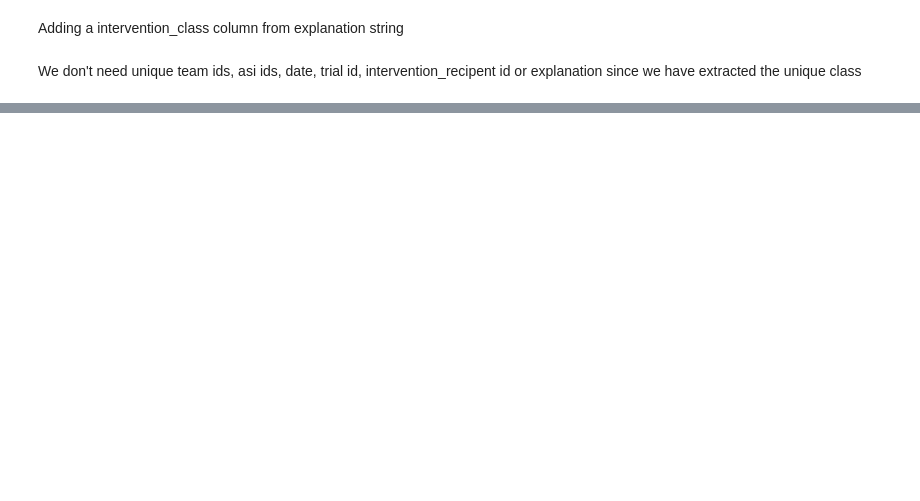
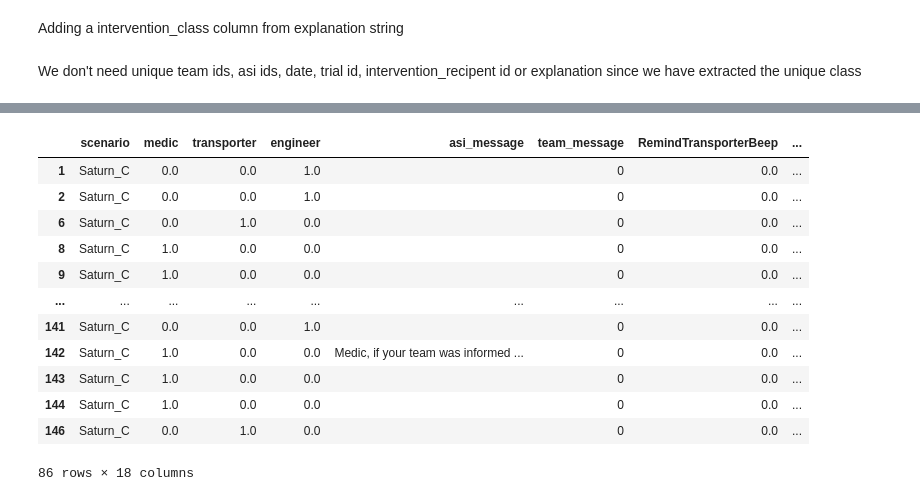
Before and after one commit to ashworks1706/CHART-ASIST-LAB, a Jupyter notebook: Study3_Analysis/main.ipynb, the cells around one changed output, grey strips where cells are left out. Drawn from its saved outputs; the diff is of its cells as text; code cells hidden in the pictures; blank space fills up the shorter version.

```diff
--- a/Study3_Analysis/main.ipynb
+++ b/Study3_Analysis/main.ipynb
@@ -208,0 +307,23 @@ memory usage: 51.0+ KB
+# %%
+for i, col in enumerate(df["team_message"]):
+    col_str = col
+    if "yeah" in col_str or "yes" in col_str or "ok" in col_str or "okay" in col_str or "alright" in col_str or "alrighty" in col_str or "sure" in col_str or "correct" in col_str or "right" in col_str or "yep" in col_str or "thanks" in col_str or "all right" in col_str or "sounds good" in col_str or "good" in col_str or "great" in col_str or "perfect" in col_str or "awesome" in col_str or "nice" in col_str  or "cool" in col_str or "thankyou" in col_str or "thank you" in col_str:
+        df.loc[i, "team_message"] = 1
+    else:
+        df.loc[i, "team_message"] = 0
+# %%
+df[df["team_message"]==0]
+# %% [output]
+|  | scenario | medic | transporter | engineer | asi_message | team_message | RemindTransporterBeep | ... |
+| 1 | Saturn_C | 0.0 | 0.0 | 1.0 |  | 0 | 0.0 | ... |
+| 2 | Saturn_C | 0.0 | 0.0 | 1.0 |  | 0 | 0.0 | ... |
+| 6 | Saturn_C | 0.0 | 1.0 | 0.0 |  | 0 | 0.0 | ... |
+| 8 | Saturn_C | 1.0 | 0.0 | 0.0 |  | 0 | 0.0 | ... |
+| 9 | Saturn_C | 1.0 | 0.0 | 0.0 |  | 0 | 0.0 | ... |
+| ... | ... | ... | ... | ... | ... | ... | ... | ... |
+| 141 | Saturn_C | 0.0 | 0.0 | 1.0 |  | 0 | 0.0 | ... |
+| 142 | Saturn_C | 1.0 | 0.0 | 0.0 | Medic, if your team was informed ... | 0 | 0.0 | ... |
+| 143 | Saturn_C | 1.0 | 0.0 | 0.0 |  | 0 | 0.0 | ... |
+| 144 | Saturn_C | 1.0 | 0.0 | 0.0 |  | 0 | 0.0 | ... |
+| 146 | Saturn_C | 0.0 | 1.0 | 0.0 |  | 0 | 0.0 | ... |
+86 rows × 18 columns
```
Also changed, not shown: parts of 27 cells of this notebook, 4 other files.
